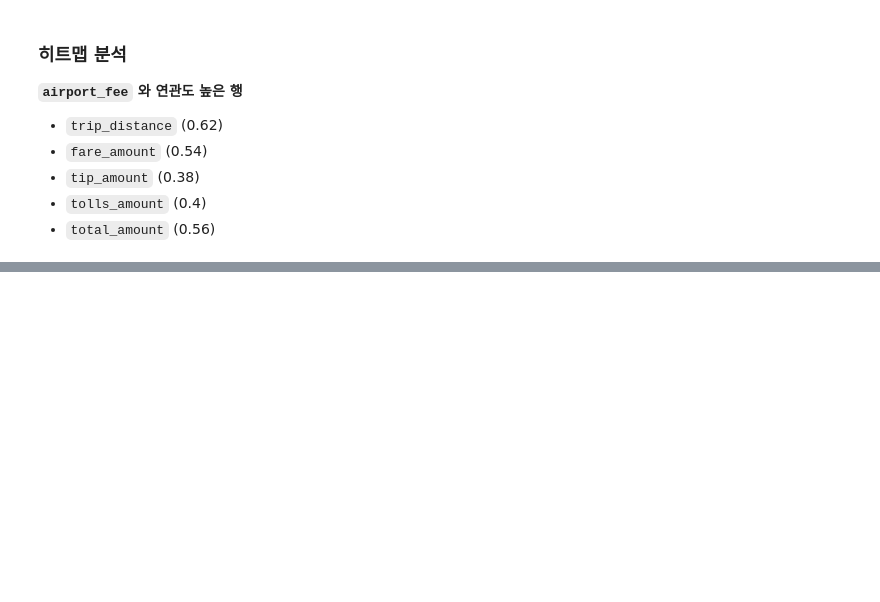
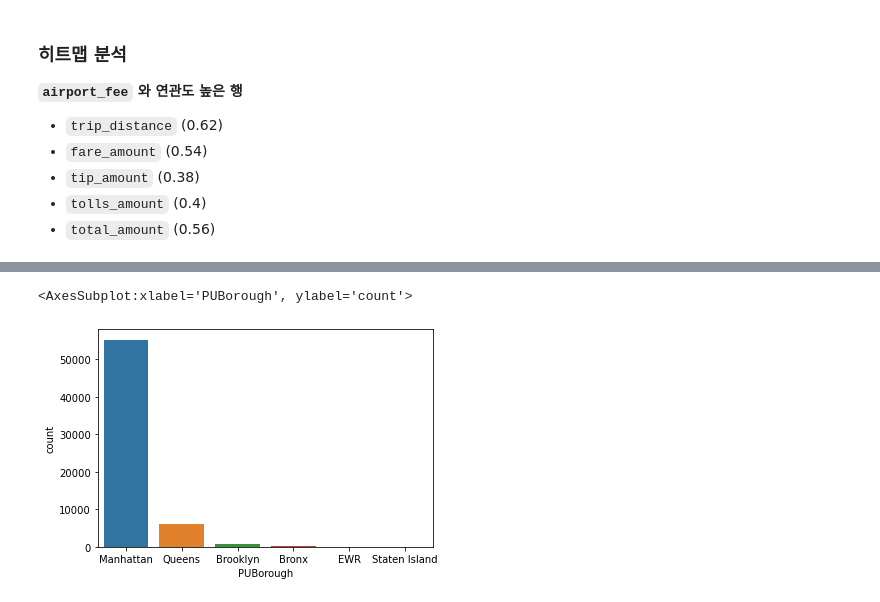
Before and after one commit to 99mini/pyDataTest, a Jupyter notebook: taxi_data_ana.ipynb, the cells around one changed output, grey strips where cells are left out. Saved outputs shown, nothing was run; the diff lists cells and outputs as text; code cells hidden in the pictures; blank space fills up the shorter version.

```diff
--- a/taxi_data_ana.ipynb
+++ b/taxi_data_ana.ipynb
@@ -339,0 +542,5 @@ sns.heatmap(df.corr(), annot = True)
+# %%
+sns.countplot(data=yellow_taxi_JAN_time_n_pos_df, x='PUBorough')
+# %% [output]
+<AxesSubplot:xlabel='PUBorough', ylabel='count'>
+[figure, added]
```
Also changed, not shown: parts of 35 cells of this notebook, 1 other file.
